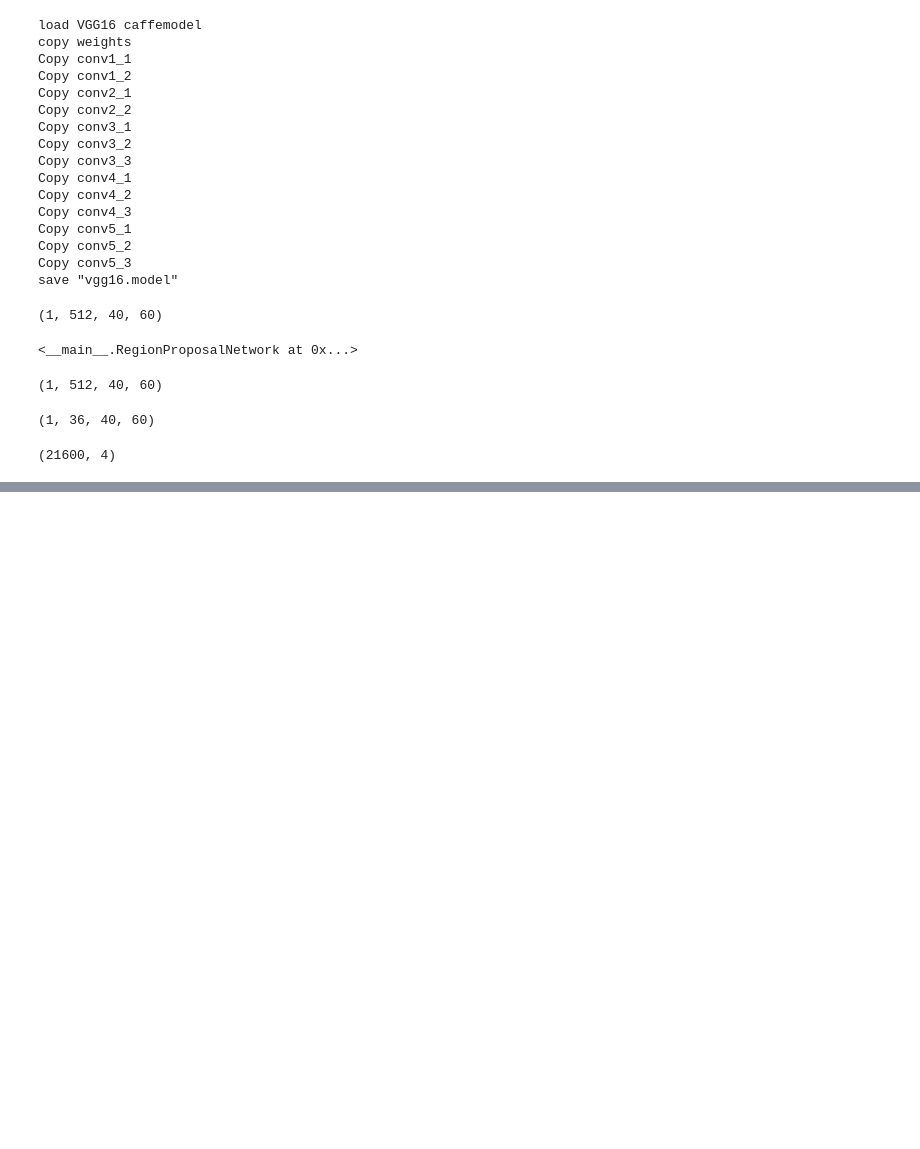
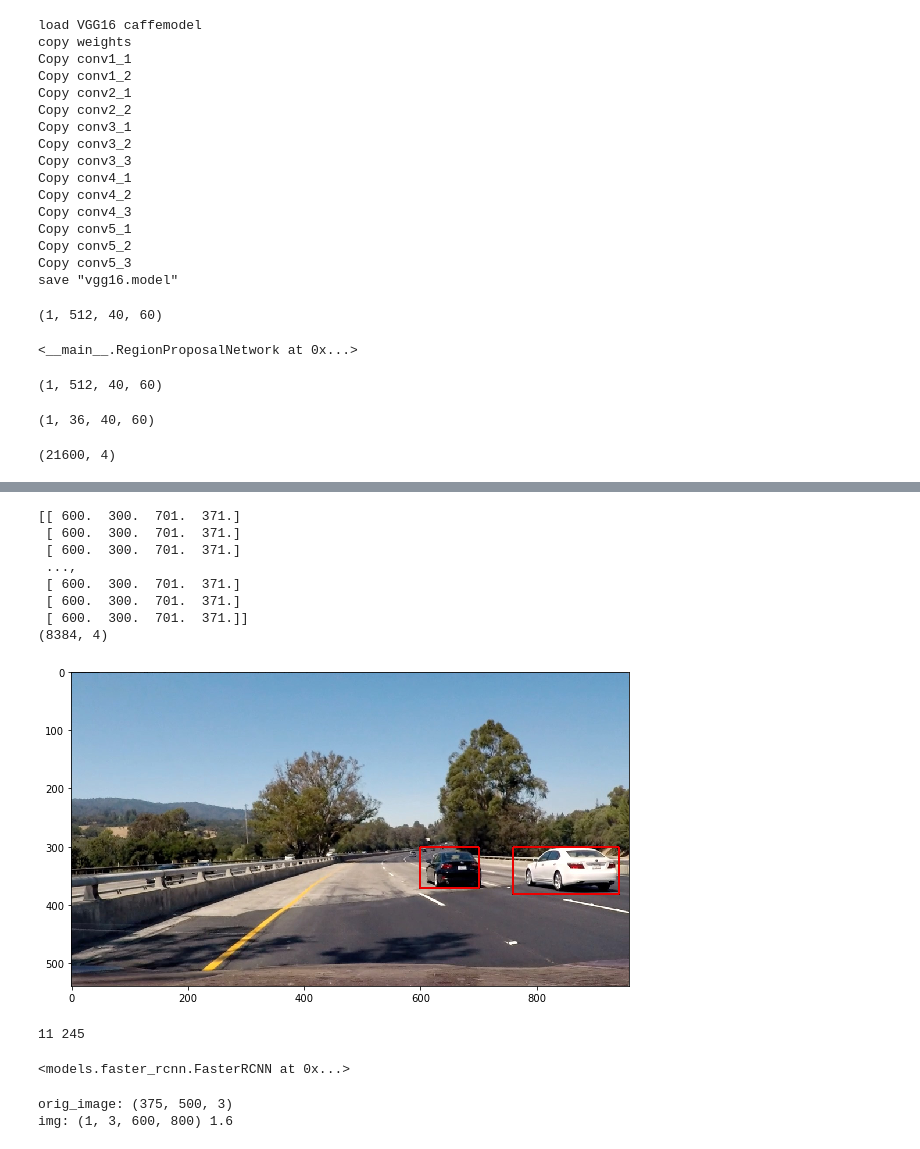
Before and after one commit to Walter1218/self_driving_car_ND, a Jupyter notebook: faster_rcnn_explorer/Untitled.ipynb, the cells around one changed output, grey strips where cells are left out. Saved outputs shown, nothing was run; the diff lists cells and outputs as text; code cells hidden in the pictures; blank space fills up the shorter version.

```diff
--- a/faster_rcnn_explorer/Untitled.ipynb
+++ b/faster_rcnn_explorer/Untitled.ipynb
@@ -359,0 +384,13 @@ for i in range(shifts.shape[0]):
+# %%
+from models.anchor_target_layer import AnchorTargetLayer
+#img_info = (640,960)
+img_info = Variable(np.array([[640, 960]], dtype=np.int32))
+#gt_boxes = np.array([[600,300,700,370],[760,300,940,380]])
+gt_boxes = Variable(np.array([[
+            [600, 300, 700, 370, 0],
+            [760, 300, 940, 380, 0]
+        ]], dtype=np.float32))
+feat_h, feat_w = rpn_cls_prob.shape[2:]
+# Get target values to calc losses
+anchor_target_layer = AnchorTargetLayer(feat_stride, anchor_ratios, anchor_scales)
+bbox_labels, bbox_reg_targets, inds_inside, n_all_bbox = anchor_target_layer(feat_h, feat_w, gt_boxes, img_info)
@@ -359,0 +407,38 @@ for i in range(shifts.shape[0]):
+# %%
+#print(gt_boxes.shape)
+#bbox_trans = bbox_reg_targets.transpose(1, 2, 0).reshape(-1, 4)
+proposals = bbox_transform_inv(all_bbox[inds_inside], bbox_reg_targets)
+proposals = clip_boxes(proposals, (640,960))
+print(proposals)
+print(np.array(proposals).shape)
+points = np.array(proposals)
+im = Image.open("test4.jpg")
+im.thumbnail((960, 640), Image.ANTIALIAS)
+plt.imshow(im)
+currentAxis = plt.gca()
+for i in range(np.array(bbox_labels).shape[0]):
+        currentAxis.add_patch(plt.Rectangle((points[i,0], points[i,1]), points[i,2]-points[i,0], points[i,3]-points[i,1], fill=False, edgecolor= 'r', linewidth=0.1))
+# %% [output]
+[[ 600.  300.  701.  371.]
+ [ 600.  300.  701.  371.]
+ [ 600.  300.  701.  371.]
+ ...,
+ [ 600.  300.  701.  371.]
+ [ 600.  300.  701.  371.]
+ [ 600.  300.  701.  371.]]
+(8384, 4)
+[figure, added]
+# %%
+labels = np.array(bbox_labels)
+postive_counter = 0
+negative_counter = 0
+for i in range(np.array(bbox_labels).shape[0]):
+    if(labels[i] == 1):
+        postive_counter += 1
+    elif(labels[i] == 0):
+        negative_counter += 1
+    else:
+        continue
+print(postive_counter, negative_counter)
+# %% [output]
+11 245
@@ -359,0 +500,15 @@ for i in range(shifts.shape[0]):
+# %%
+model.to_cpu()
+# %% [output]
+<models.faster_rcnn.FasterRCNN at 0x...>
+# %%
+PIXEL_MEANS = np.array([[[102.9801, 115.9465, 122.7717]]])
+image = cv2.imread("test_images/straight_lines1.jpg")
+orig_image=np.array(orig_image, dtype=np.float)
+print('orig_image:', orig_image.shape)
+img, im_scale = img_preprocessing(orig_image, PIXEL_MEANS)
+img = np.expand_dims(img, axis=0)
+print('img:', img.shape, im_scale)
+# %% [output]
+orig_image: (375, 500, 3)
+img: (1, 3, 600, 800) 1.6
```
Also changed, not shown: parts of 14 cells of this notebook, 2 other files.
